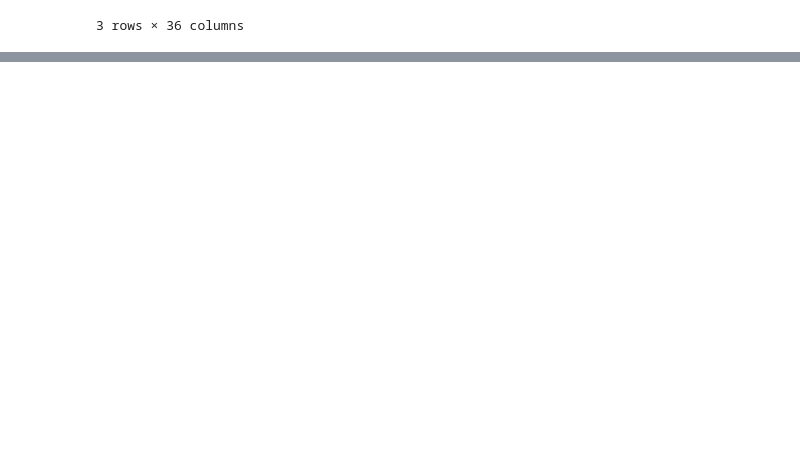
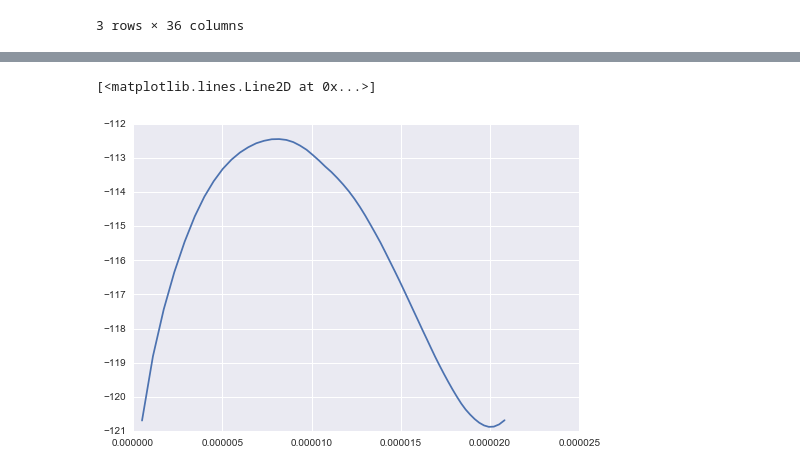
Before and after one commit to dansand/2dthermalslabs, a Jupyter notebook: kaplan/Analysis/pandas_analysis.ipynb, the cells around one changed output, grey strips where cells are left out. Cells and saved outputs as stored; diff of their text form; code cells hidden in the pictures; blank space fills up the shorter version.

```diff
--- a/kaplan/Analysis/pandas_analysis.ipynb
+++ b/kaplan/Analysis/pandas_analysis.ipynb
@@ -340,0 +447,25 @@ newdf.iloc[filt_rows ]
+# %%
+#rdir = '/workspace'
+rdir = '../../..'
+
+columns = ['areaintRock', 'tempintRock', 'rmsintRock', 'dwintRock', 'vdintRock',
+            'areaintLith', 'tempintLith','rmsintLith', 'dwintLith', 'vdintLith',
+            'areaintLower', 'tempintLower', 'rmsintLower', 'dwintLower', 'vdintLower',
+            'areaintHinge180', 'vdintHinge180', 'areaintHinge60', 'vdintHinge60',
+            'areaintInterface', 'vdintInterface', 'vdintInterface',
+            'rmsSurf', 'nuTop', 'nuBottom', 'plateness', 'ndp.subzone', 'realtime' ]
+# %%
+#r2 = rdir + '/temp_results/results_modelT_2.dat'
+r3 = rdir + '/temp_results/results_modelT_3.dat'
+
+#df2 = pd.read_csv(r2, sep="\s*", header=None,  index_col=False).dropna() #kaplan, res =  160
+df3 = pd.read_csv(r3, sep="\s*", header=None,  index_col=False).dropna() #kaplan, res =  192
+# %%
+#df2.columns = columns
+df3.columns = columns
+# %%
+#plt.plot(df2['realtime'], df2['nuTop'],  linestyle="--")
+plt.plot(df3['realtime'], df3['nuTop'],  linestyle="-")
+# %% [output]
+[<matplotlib.lines.Line2D at 0x...>]
+[figure, added]
```
Also changed, not shown: parts of 13 cells of this notebook, 4 other files.
